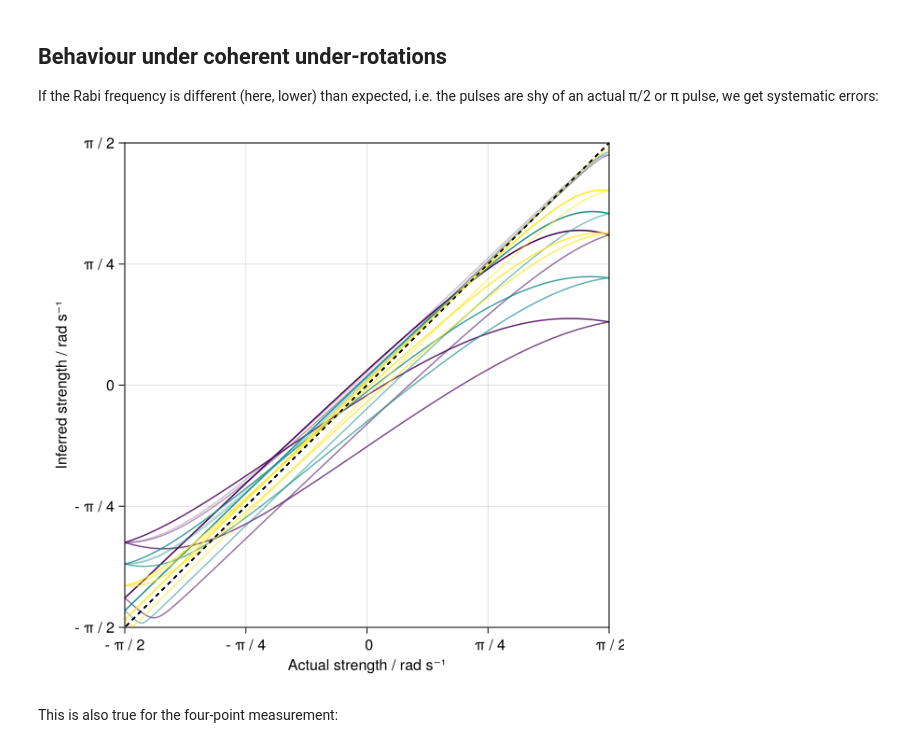
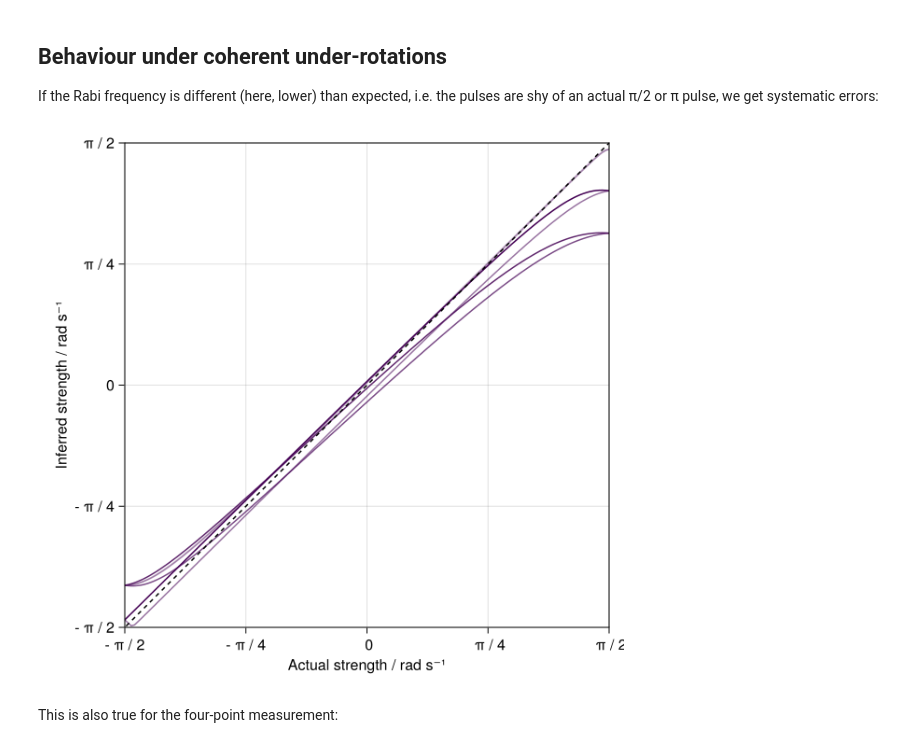
Before and after one commit to dnadlinger/spin-echo-bias, a Jupyter notebook: Examples.ipynb, the cells around one changed output. Drawn from its saved outputs; the diff is of its cells as text; code cells hidden in the pictures.

```diff
--- a/Examples.ipynb
+++ b/Examples.ipynb
@@ -110,35 +110,35 @@ ax = Axis(
     ylabel="Inferred strength / rad s⁻¹"
 )
 set_pi_axis_labels!(ax, -π, π, 1//4)
-rabi_frequency_scales = [0.8, 0.85, 0.9]
+rabi_frequency_scales = [0.9]
 for (i, rabi_frequency_scale) in enumerate(rabi_frequency_scales)
     for spin_echo_phase in range(-π, π, length=7)
         duration = 1.0
         actual_strengths = range(-π, π, length=301)
         measured_strengths = map(actual_strengths) do actual_strength
             system = BasicSystem(;
                 perturbation_strength=actual_strength,
                 detuning_strength=0.0,
                 rabi_frequency_scale
             )
             wait_seq = spin_echo_wait_sequence(duration, spin_echo_phase)
             measure_simple_ramsey(system, wait_seq) / duration
         end
         lines!(ax, actual_strengths, measured_strengths,
             color=i,
             colorrange=(1, max(2, length(rabi_frequency_scales))),
             alpha=0.1 + 0.9 * (spin_echo_phase + π) / 2π
         )
     end
     lines!(ax, [-π, π], [-π, π], color=:black, linestyle=:dash)
 end
 xlims!(ax, -π/2, π/2)
 ylims!(ax, -π/2, π/2)
 colsize!(fig.layout, 1, Aspect(1, 1.0))
 resize_to_layout!(fig)
 fig
 # %% [output]
-[figure, old version]
+[figure, new version]
 # %% [markdown]
 This is also true for the four-point measurement:
 # %%
```
Also changed, not shown: parts of 8 cells of this notebook.
